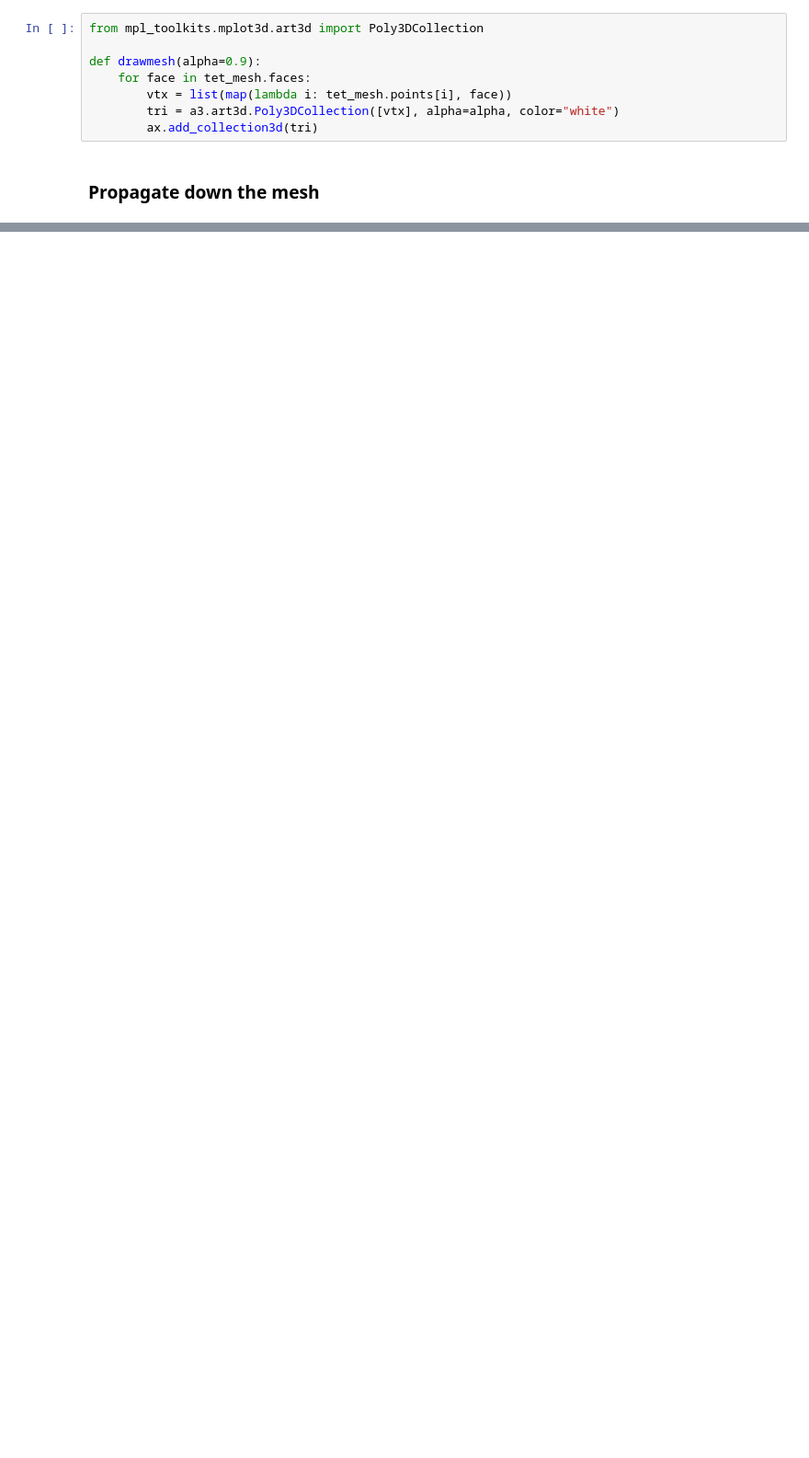
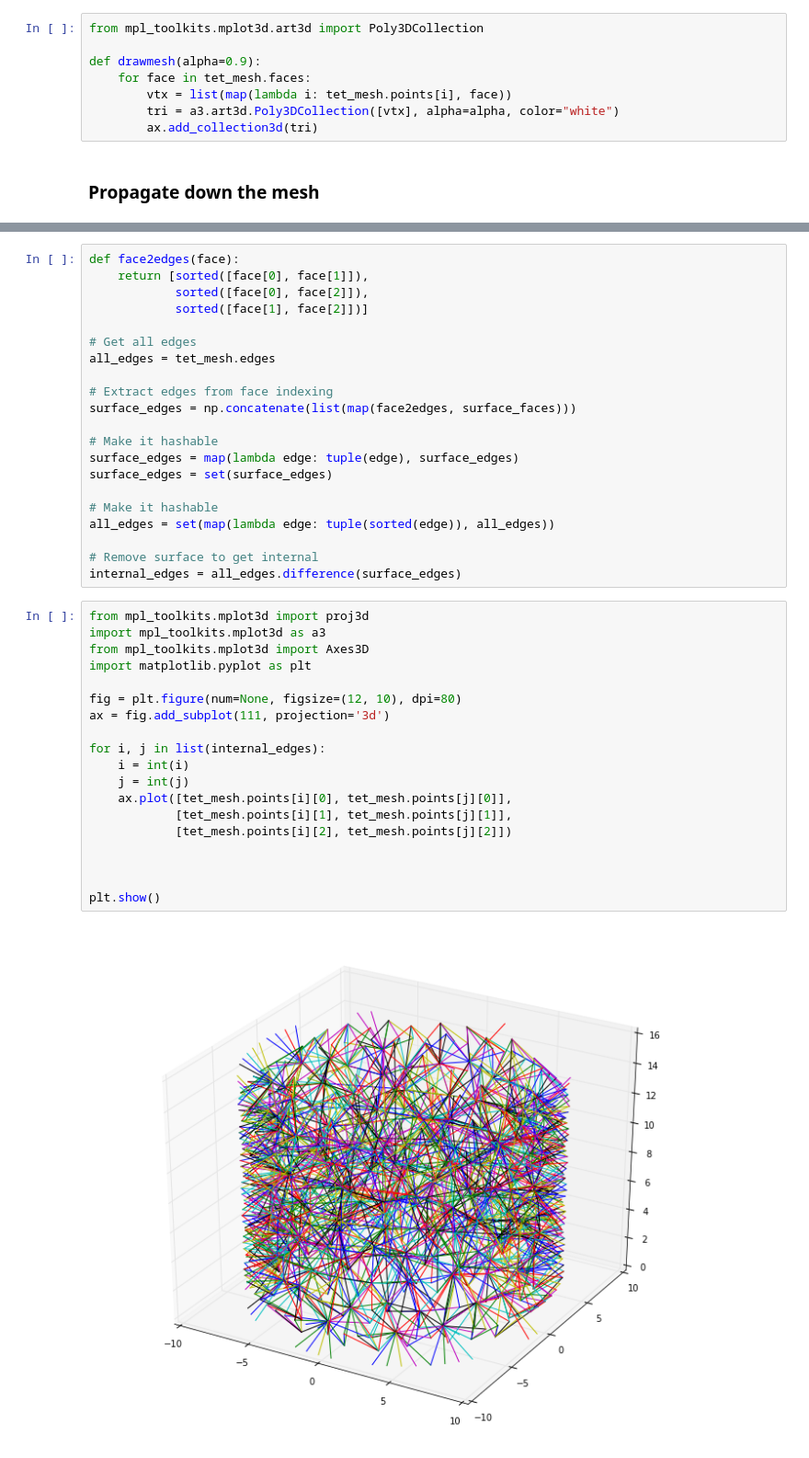
Before and after one commit to dnkrtz/hexmachina, a Jupyter notebook: notebooks/AllHex_Dery.ipynb, the cells around one changed output, grey strips where cells are left out. Shown at 92% size. Drawn from its saved outputs; the diff is of its cells as text; blank space fills up the shorter version.

```diff
--- a/notebooks/AllHex_Dery.ipynb
+++ b/notebooks/AllHex_Dery.ipynb
@@ -368,0 +493,42 @@ def drawmesh(alpha=0.9):
+# %%
+def face2edges(face):
+    return [sorted([face[0], face[1]]),
+            sorted([face[0], face[2]]),
+            sorted([face[1], face[2]])]
+
+# Get all edges
+all_edges = tet_mesh.edges
+
+# Extract edges from face indexing
+surface_edges = np.concatenate(list(map(face2edges, surface_faces)))
+
+# Make it hashable
+surface_edges = map(lambda edge: tuple(edge), surface_edges)
+surface_edges = set(surface_edges)
+
+# Make it hashable
+all_edges = set(map(lambda edge: tuple(sorted(edge)), all_edges))
+
+# Remove surface to get internal
+internal_edges = all_edges.difference(surface_edges)
+# %%
+from mpl_toolkits.mplot3d import proj3d
+import mpl_toolkits.mplot3d as a3
+from mpl_toolkits.mplot3d import Axes3D
+import matplotlib.pyplot as plt
+
+fig = plt.figure(num=None, figsize=(12, 10), dpi=80)
+ax = fig.add_subplot(111, projection='3d')
+
+for i, j in list(internal_edges):
+    i = int(i)
+    j = int(j)
+    ax.plot([tet_mesh.points[i][0], tet_mesh.points[j][0]],
+            [tet_mesh.points[i][1], tet_mesh.points[j][1]],
+            [tet_mesh.points[i][2], tet_mesh.points[j][2]])
+
+
+
+plt.show()
+# %% [output]
+[figure, added]
```
Also changed, not shown: parts of 20 cells of this notebook, 7 other files.
